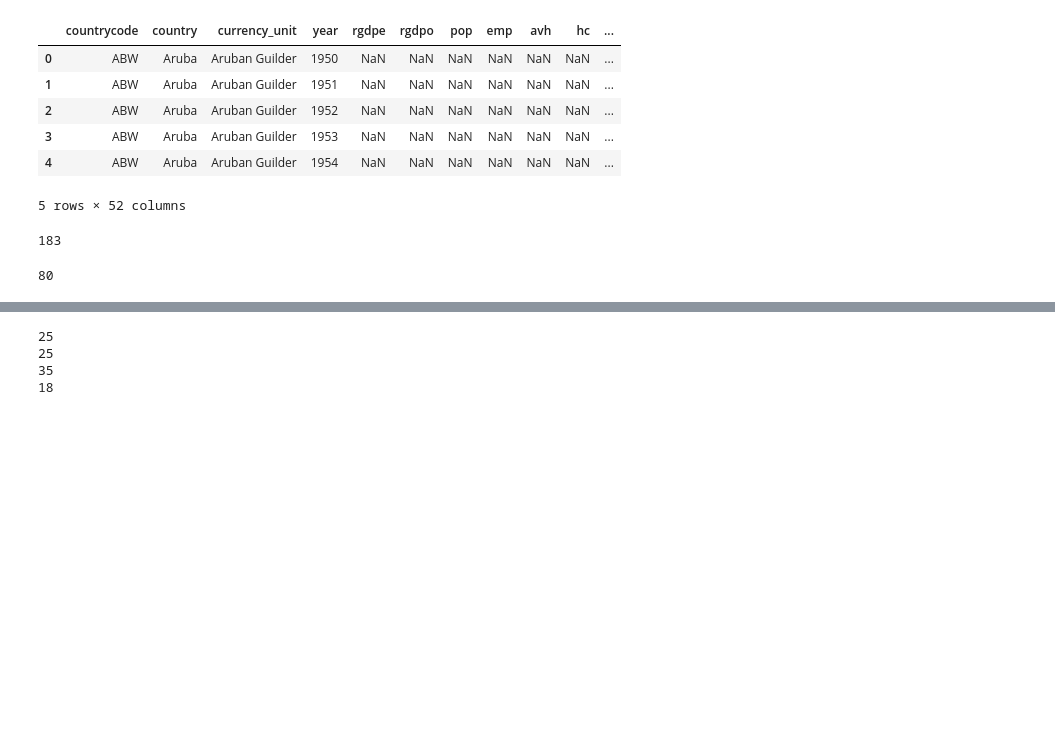
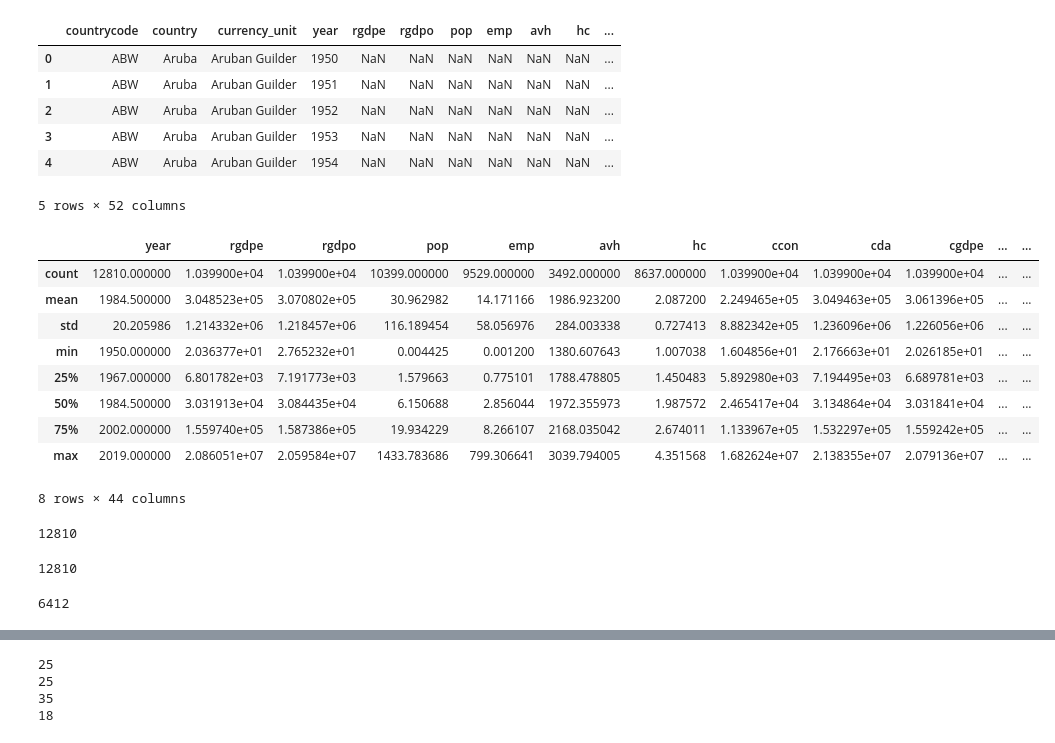
Before and after one commit to RomainClaret/msc.ml.labs, a Jupyter notebook: lab7/lab_07.ipynb, the cells around one changed output, grey strips where cells are left out. Drawn from its saved outputs; the diff is of its cells as text; code cells hidden in the pictures; blank space fills up the shorter version.

```diff
--- a/lab7/lab_07.ipynb
+++ b/lab7/lab_07.ipynb
@@ -150,13 +157,23 @@ features_logarithmic = [
+# %%
+df.describe()
+# %% [output]
+|  | year | rgdpe | rgdpo | pop | emp | avh | hc | ccon | cda | cgdpe | ... | ... |
+| count | 12810.000000 | 1.039900e+04 | 1.039900e+04 | 10399.000000 | 9529.000000 | 3492.000000 | 8637.000000 | 1.039900e+04 | 1.039900e+04 | 1.039900e+04 | ... | ... |
+| mean | 1984.500000 | 3.048523e+05 | 3.070802e+05 | 30.962982 | 14.171166 | 1986.923200 | 2.087200 | 2.249465e+05 | 3.049463e+05 | 3.061396e+05 | ... | ... |
+| std | 20.205986 | 1.214332e+06 | 1.218457e+06 | 116.189454 | 58.056976 | 284.003338 | 0.727413 | 8.882342e+05 | 1.236096e+06 | 1.226056e+06 | ... | ... |
+| min | 1950.000000 | 2.036377e+01 | 2.765232e+01 | 0.004425 | 0.001200 | 1380.607643 | 1.007038 | 1.604856e+01 | 2.176663e+01 | 2.026185e+01 | ... | ... |
+| 25% | 1967.000000 | 6.801782e+03 | 7.191773e+03 | 1.579663 | 0.775101 | 1788.478805 | 1.450483 | 5.892980e+03 | 7.194495e+03 | 6.689781e+03 | ... | ... |
+| 50% | 1984.500000 | 3.031913e+04 | 3.084435e+04 | 6.150688 | 2.856044 | 1972.355973 | 1.987572 | 2.465417e+04 | 3.134864e+04 | 3.031841e+04 | ... | ... |
+| 75% | 2002.000000 | 1.559740e+05 | 1.587386e+05 | 19.934229 | 8.266107 | 2168.035042 | 2.674011 | 1.133967e+05 | 1.532297e+05 | 1.559242e+05 | ... | ... |
+| max | 2019.000000 | 2.086051e+07 | 2.059584e+07 | 1433.783686 | 799.306641 | 3039.794005 | 4.351568 | 1.682624e+07 | 2.138355e+07 | 2.079136e+07 | ... | ... |
+8 rows × 44 columns
 # %%
 import numpy as np
 from sklearn.preprocessing import FunctionTransformer
 log_transformer = FunctionTransformer(np.log1p)
-df_1990_log_features = df_1990[features_logarithmic]
-df_1990_log = log_transformer.transform(df_1990_log_features)
+df_log_features = df[features_logarithmic+trageted_feature]
+df_log = log_transformer.transform(df_log_features)
 
-df_1970_log_features = df_1970[features_logarithmic]
-df_1970_log = log_transformer.transform(df_1970_log_features)
-
-len(df_1970_log)
+len(df_log)
 # %% [output]
-183
+12810
@@ -166,8 +180,12 @@ df_1970_concat = pd.concat([df_1970[features], df_1970_log], axis=1, join="inner
-# %%
-df_1990_cleaned = df_1990_concat.dropna()
-df_1970_cleaned = df_1970_concat.dropna()
-len(df_1970_cleaned)
-# %% [output]
-80
+# %%
+df_concat = pd.concat([df[features], df_log], axis=1, join="inner")
+len(df_log)
+# %% [output]
+12810
+# %%
+df_cleaned = df_concat.dropna()
+len(df_cleaned)
+# %% [output]
+6412
 # %%
 from sklearn.preprocessing import Normalizer
```
Also changed, not shown: parts of 22 cells of this notebook.
